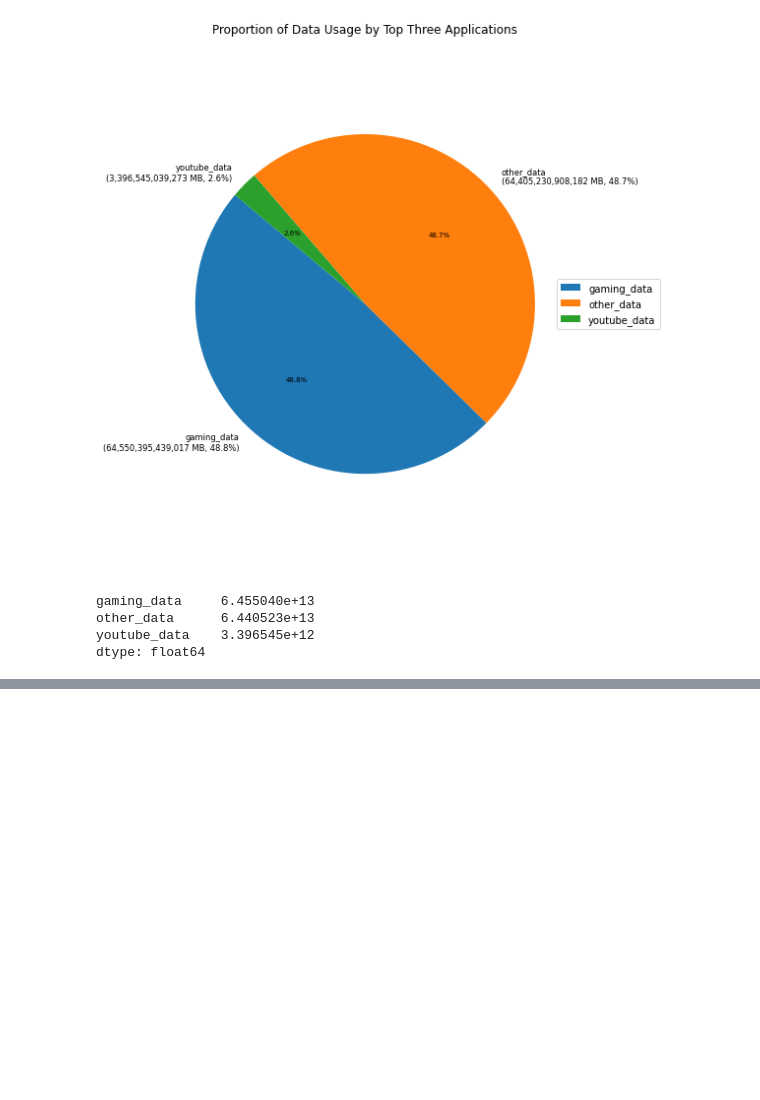
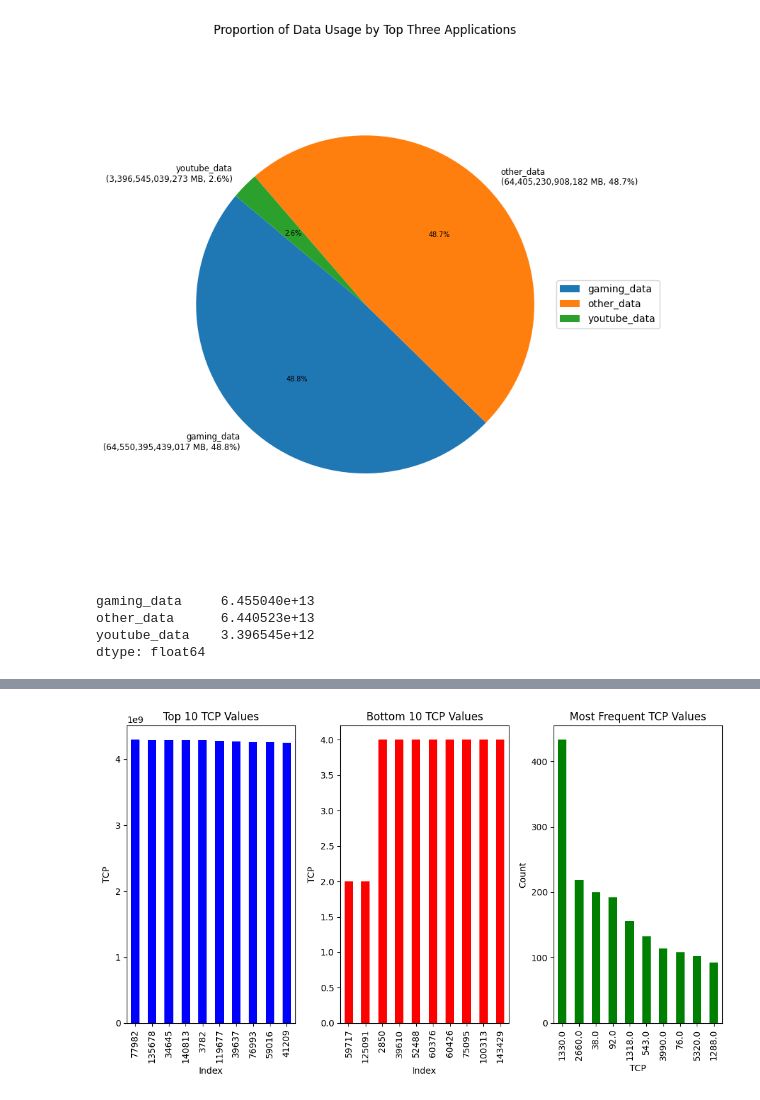
Before and after one commit to Yaadee/profitability_data_analysis, a Jupyter notebook: notebooks/EDA analysis.ipynb, the cells around one changed output, grey strips where cells are left out. Cells and saved outputs as stored; diff of their text form; code cells hidden in the pictures; blank space fills up the shorter version.

Commit message:
ExperienceAnalytics

```diff
--- a/notebooks/EDA analysis.ipynb
+++ b/notebooks/EDA analysis.ipynb
@@ -848,0 +981,92 @@ dtype: float64
+# %%
+import matplotlib.pyplot as plt
+
+class UserExperienceAnalysis:
+    def __init__(self, user_data1):
+        self.user_data1 = user_data1
+
+    def aggregate_per_customer(self):
+        # Aggregate per customer information
+        per_customer_info = self.user_data1.groupby('MSISDN/Number').agg({
+            'Avg RTT DL (ms)': 'mean',
+            'Avg Bearer TP DL (kbps)': 'mean',
+            'Handset Type': lambda x: x.mode()[0] if len(x.mode()) > 0 else None,
+            'TCP DL Retrans. Vol (Bytes)': 'mean'
+        })
+        return per_customer_info
+
+    def summary_statistics(self, per_customer_info):
+        # Summary statistics
+        summary_stats = per_customer_info.describe()
+        return summary_stats
+
+    def compute_top_bottom_frequent_values(self):
+        # Compute top, bottom, and most frequent values for TCP, RTT, and Throughput
+        top_bottom_frequent_values = {}
+
+        # TCP values
+        top_bottom_frequent_values['TCP'] = {
+            'Top': self.user_data1['TCP DL Retrans. Vol (Bytes)'].nlargest(10),
+            'Bottom': self.user_data1['TCP DL Retrans. Vol (Bytes)'].nsmallest(10),
+            'Most Frequent': self.user_data1['TCP DL Retrans. Vol (Bytes)'].value_counts().head(10)
+        }
+
+        # RTT values
+        top_bottom_frequent_values['RTT'] = {
+            'Top': self.user_data1['Avg RTT DL (ms)'].nlargest(10),
+            'Bottom': self.user_data1['Avg RTT DL (ms)'].nsmallest(10),
+            'Most Frequent': self.user_data1['Avg RTT DL (ms)'].value_counts().head(10)
+        }
+
+        # Throughput values
+        top_bottom_frequent_values['Throughput'] = {
+            'Top': self.user_data1['Avg Bearer TP DL (kbps)'].nlargest(10),
+            'Bottom': self.user_data1['Avg Bearer TP DL (kbps)'].nsmallest(10),
+            'Most Frequent': self.user_data1['Avg Bearer TP DL (kbps)'].value_counts().head(10)
+        }
+
+        return top_bottom_frequent_values
+
+    def plot_top_bottom_most_frequent(self, values, metric):
+        plt.figure(figsize=(10, 6))
+
+        # Plot top values
+        plt.subplot(1, 3, 1)
+        values['Top'].plot(kind='bar', color='blue')
+        plt.title(f'Top 10 {metric} Values')
+        plt.xlabel('Index')
+        plt.ylabel(metric)
+
+        # Plot bottom values
+        plt.subplot(1, 3, 2)
+        values['Bottom'].plot(kind='bar', color='red')
+        plt.title(f'Bottom 10 {metric} Values')
+        plt.xlabel('Index')
+        plt.ylabel(metric)
+
+        # Plot most frequent values
+        plt.subplot(1, 3, 3)
+        values['Most Frequent'].plot(kind='bar', color='green')
+        plt.title(f'Most Frequent {metric} Values')
+        plt.xlabel(metric)
+        plt.ylabel('Count')
+
+        plt.tight_layout()
+        plt.show()
+
+# Instantiate the UserExperienceAnalysis class with your user_data DataFrame
+experience_analytics = UserExperienceAnalysis(user_data1)
+
+# Call the method to compute top, bottom, and most frequent values for TCP, RTT, and Throughput
+top_bottom_frequent_values = experience_analytics.compute_top_bottom_frequent_values()
+
+# Plot TCP values
+experience_analytics.plot_top_bottom_most_frequent(top_bottom_frequent_values['TCP'], 'TCP')
+
+# Plot RTT values
+experience_analytics.plot_top_bottom_most_frequent(top_bottom_frequent_values['RTT'], 'RTT')
+
+# Plot Throughput values
+experience_analytics.plot_top_bottom_most_frequent(top_bottom_frequent_values['Throughput'], 'Throughput')
+# %% [output]
+[figure, added]
```
Also changed, not shown: parts of 17 cells of this notebook, 1 other file.
